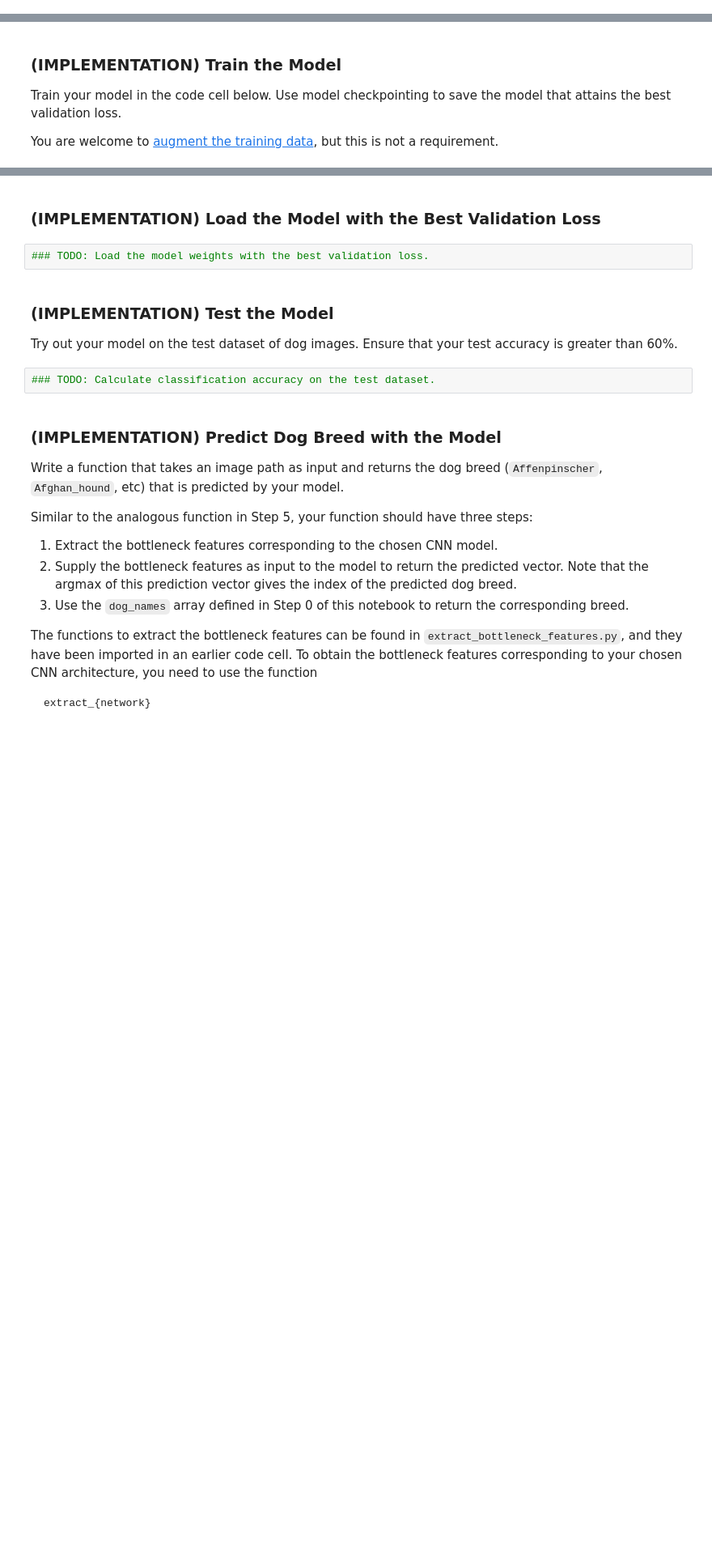
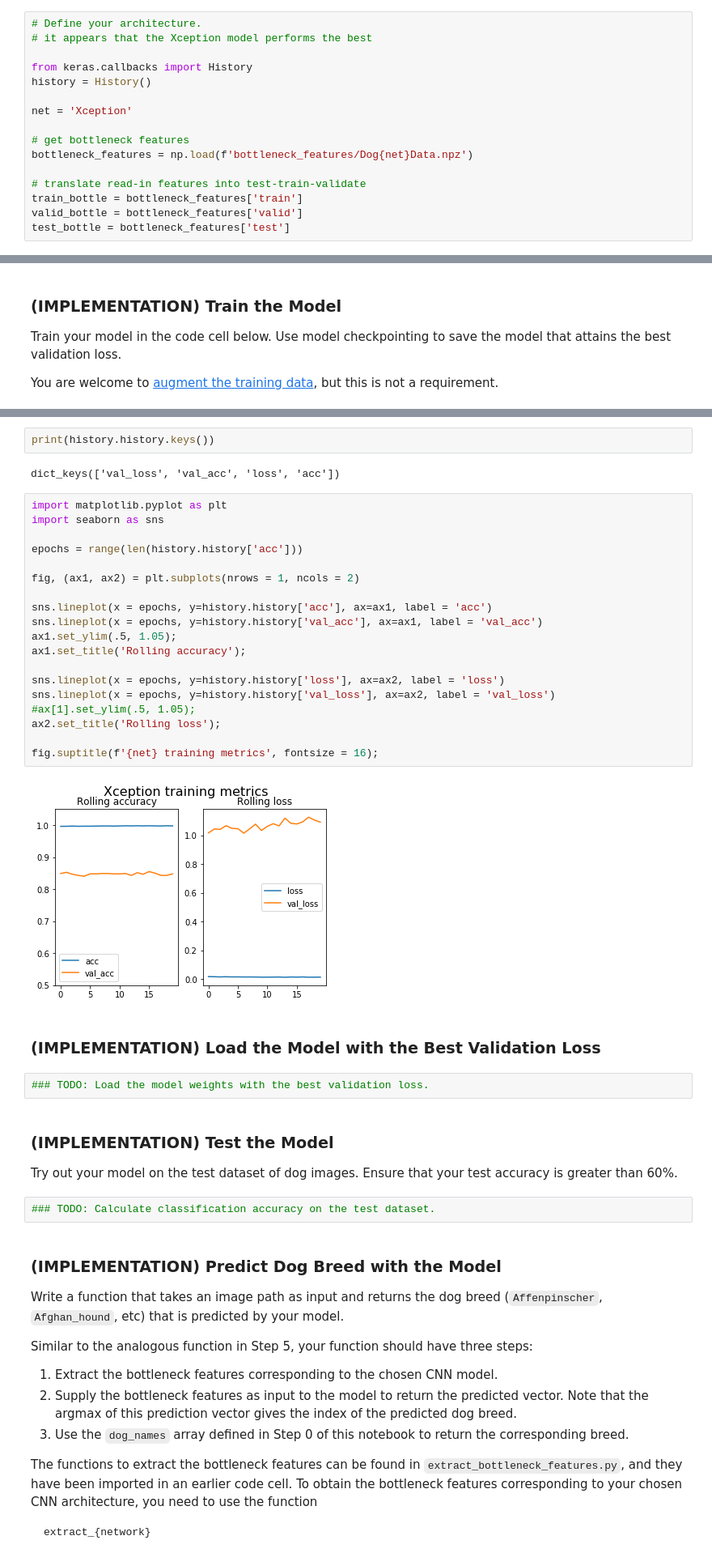
Before and after one commit to jfreds91/DSND_t2_capstone, a Jupyter notebook: dog_app.ipynb, the cells around one changed output, grey strips where cells are left out. Shown: that part at 81% size. Saved outputs shown, nothing was run; the diff lists cells and outputs as text; blank space fills up the shorter version.

Commit message:
feat: added training metric plots to custom xfer learning utilization model

```diff
--- a/dog_app.ipynb
+++ b/dog_app.ipynb
@@ -581,0 +710,16 @@ __Answer:__
+# %%
+# Define your architecture.
+# it appears that the Xception model performs the best
+
+from keras.callbacks import History
+history = History()
+
+net = 'Xception'
+
+# get bottleneck features
+bottleneck_features = np.load(f'bottleneck_features/Dog{net}Data.npz')
+
+# translate read-in features into test-train-validate
+train_bottle = bottleneck_features['train']
+valid_bottle = bottleneck_features['valid']
+test_bottle = bottleneck_features['test']
@@ -594,3 +787,28 @@ You are welcome to [augment the training data](https://blog.keras.io/building-po
+# %%
+print(history.history.keys())
+# %% [output]
+dict_keys(['val_loss', 'val_acc', 'loss', 'acc'])
+# %%
+import matplotlib.pyplot as plt
+import seaborn as sns
+
+epochs = range(len(history.history['acc']))
+
+fig, (ax1, ax2) = plt.subplots(nrows = 1, ncols = 2)
+
+sns.lineplot(x = epochs, y=history.history['acc'], ax=ax1, label = 'acc')
+sns.lineplot(x = epochs, y=history.history['val_acc'], ax=ax1, label = 'val_acc')
+ax1.set_ylim(.5, 1.05);
+ax1.set_title('Rolling accuracy');
+
+sns.lineplot(x = epochs, y=history.history['loss'], ax=ax2, label = 'loss')
+sns.lineplot(x = epochs, y=history.history['val_loss'], ax=ax2, label = 'val_loss')
+#ax[1].set_ylim(.5, 1.05);
+ax2.set_title('Rolling loss');
+
+fig.suptitle(f'{net} training metrics', fontsize = 16);
+# %% [output]
+[figure, added]
 # %% [markdown]
 ### (IMPLEMENTATION) Load the Model with the Best Validation Loss
 # %%
```
Also changed, not shown: parts of 18 cells of this notebook.
